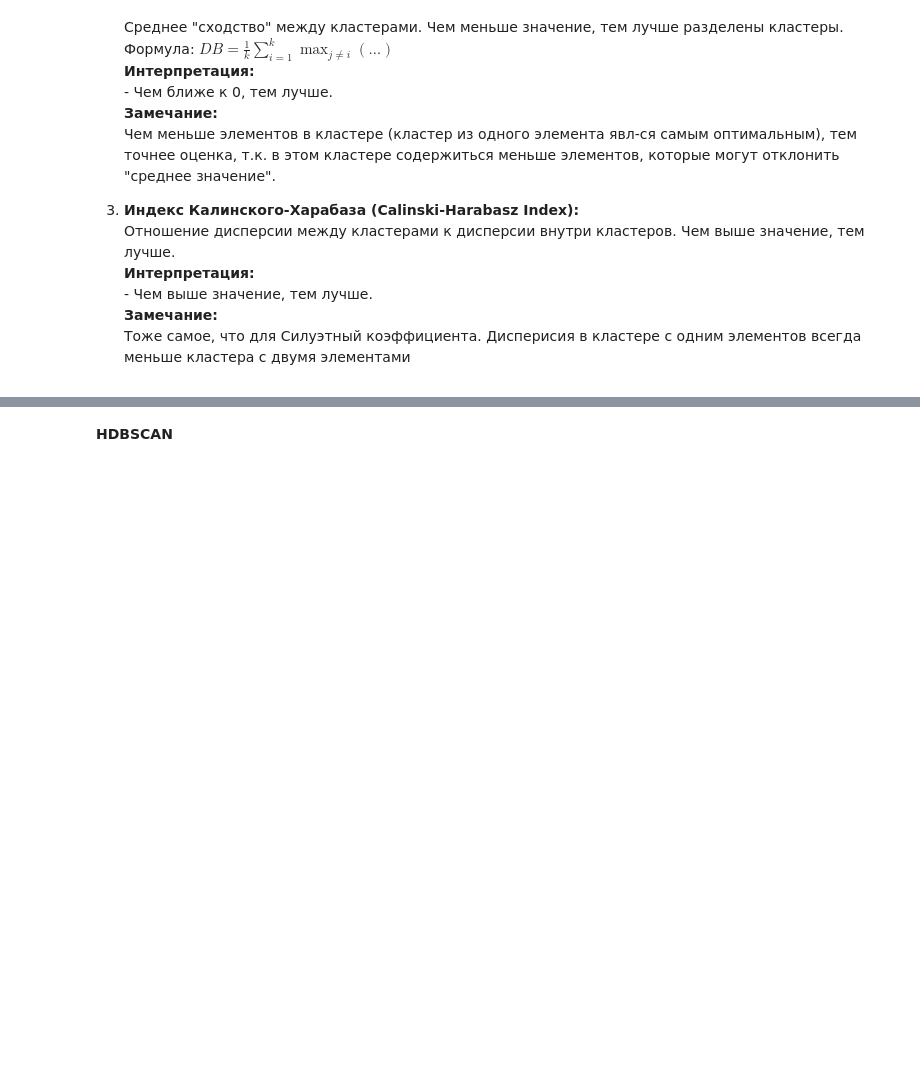
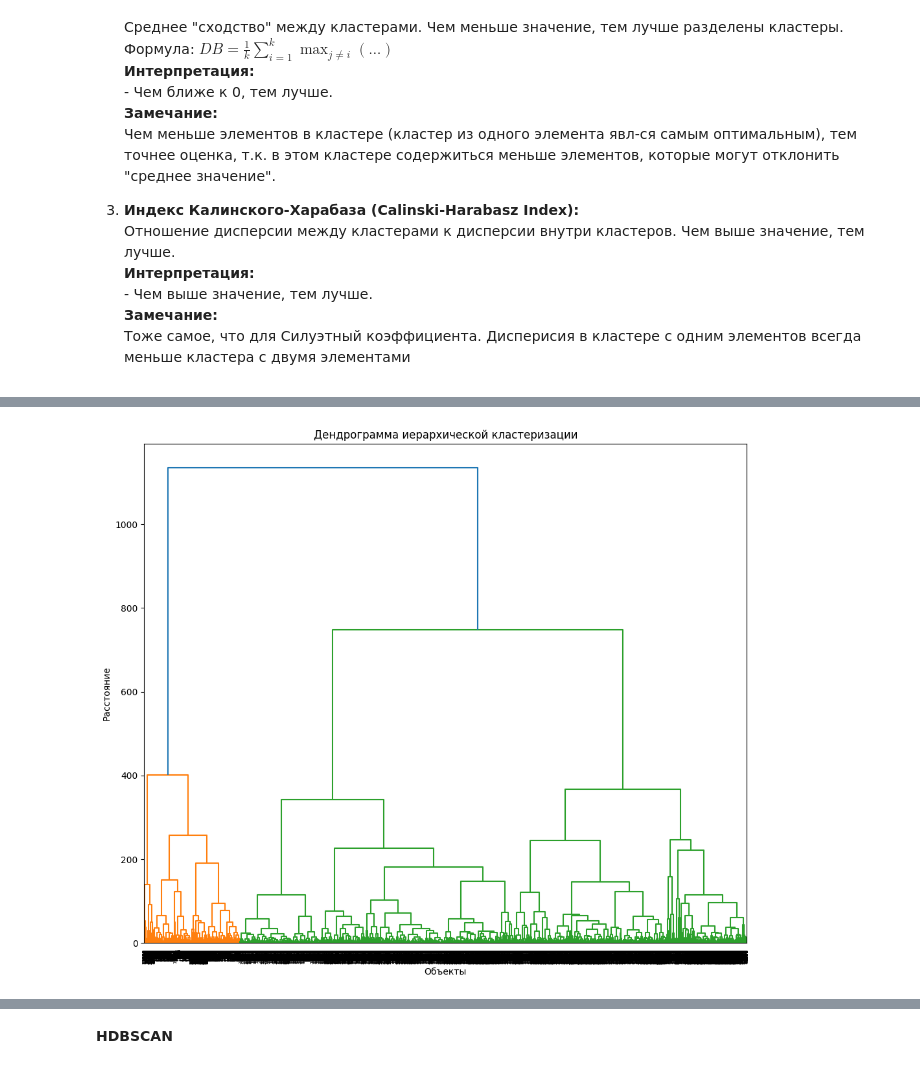
Before and after one commit to Nettsome/coursework, a Jupyter notebook: Tasks/main.ipynb, the cells around one changed output, grey strips where cells are left out. Saved outputs shown, nothing was run; the diff lists cells and outputs as text; code cells hidden in the pictures; blank space fills up the shorter version.

Commit message:
Add hierarchical clustering

```diff
--- a/Tasks/main.ipynb
+++ b/Tasks/main.ipynb
@@ -511,0 +521,22 @@ plt.show()
+# %%
+from scipy.cluster.hierarchy import dendrogram, linkage, fcluster
+
+Z = linkage(X, method='complete')  # метод 'ward' минимизирует внутрикластерные дисперсии
+
+# Визуализируем дендрограмму
+plt.figure(figsize=(20, 12))
+dendrogram(Z)
+plt.title("Дендрограмма иерархической кластеризации")
+plt.xlabel("Объекты")
+plt.ylabel("Расстояние")
+plt.show()
+# %%
+# Визуализируем дендрограмму
+plt.figure(figsize=(12, 10))
+dendrogram(Z)
+plt.title("Дендрограмма иерархической кластеризации")
+plt.xlabel("Объекты")
+plt.ylabel("Расстояние")
+plt.show()
+# %% [output]
+[figure, added]
```
Also changed, not shown: parts of 10 cells of this notebook.
